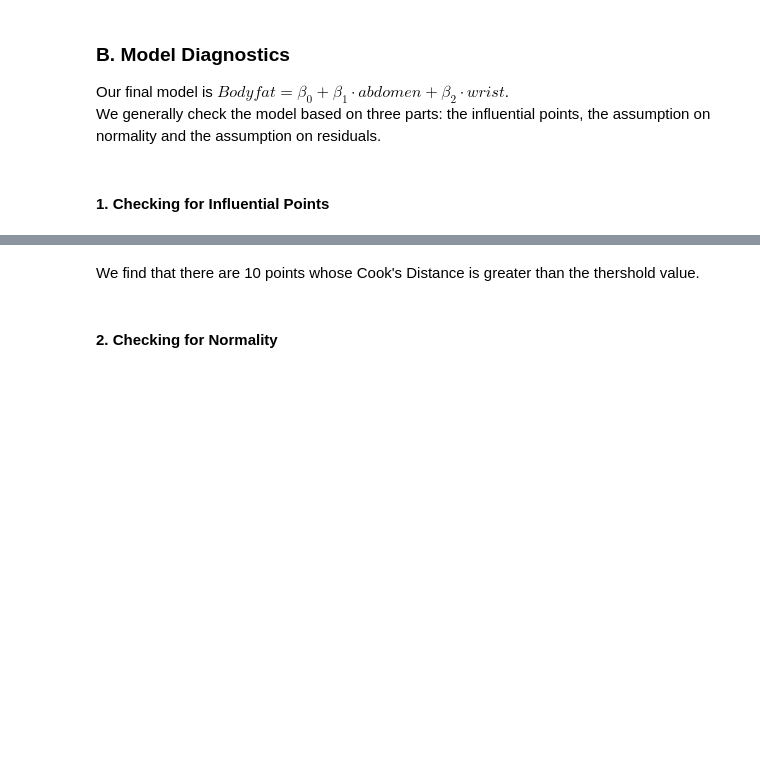
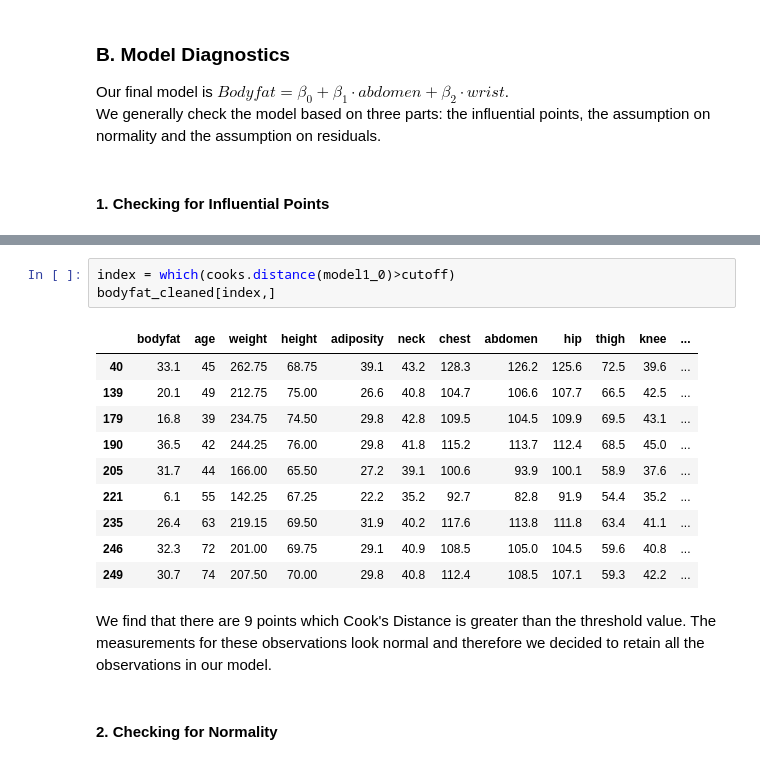
Before and after one commit to stat628M2G8T/bodyfat-measurement, a Jupyter notebook: Body Fat.ipynb, the cells around one changed output, grey strips where cells are left out. Cells and saved outputs as stored; diff of their text form; blank space fills up the shorter version.

```diff
--- a/Body Fat.ipynb
+++ b/Body Fat.ipynb
@@ -307,5 +329,19 @@ abline(cutoff,0,col = "red")
+# %%
+index = which(cooks.distance(model1_0)>cutoff)
+bodyfat_cleaned[index,]
+# %% [output]
+|  | bodyfat | age | weight | height | adiposity | neck | chest | abdomen | hip | thigh | knee | ... |
+| 40 | 33.1 | 45 | 262.75 | 68.75 | 39.1 | 43.2 | 128.3 | 126.2 | 125.6 | 72.5 | 39.6 | ... |
+| 139 | 20.1 | 49 | 212.75 | 75.00 | 26.6 | 40.8 | 104.7 | 106.6 | 107.7 | 66.5 | 42.5 | ... |
+| 179 | 16.8 | 39 | 234.75 | 74.50 | 29.8 | 42.8 | 109.5 | 104.5 | 109.9 | 69.5 | 43.1 | ... |
+| 190 | 36.5 | 42 | 244.25 | 76.00 | 29.8 | 41.8 | 115.2 | 113.7 | 112.4 | 68.5 | 45.0 | ... |
+| 205 | 31.7 | 44 | 166.00 | 65.50 | 27.2 | 39.1 | 100.6 | 93.9 | 100.1 | 58.9 | 37.6 | ... |
+| 221 | 6.1 | 55 | 142.25 | 67.25 | 22.2 | 35.2 | 92.7 | 82.8 | 91.9 | 54.4 | 35.2 | ... |
+| 235 | 26.4 | 63 | 219.15 | 69.50 | 31.9 | 40.2 | 117.6 | 113.8 | 111.8 | 63.4 | 41.1 | ... |
+| 246 | 32.3 | 72 | 201.00 | 69.75 | 29.1 | 40.9 | 108.5 | 105.0 | 104.5 | 59.6 | 40.8 | ... |
+| 249 | 30.7 | 74 | 207.50 | 70.00 | 29.8 | 40.8 | 112.4 | 108.5 | 107.1 | 59.3 | 42.2 | ... |
 # %% [markdown]
-We find that there are 10 points whose Cook's Distance is greater than the thershold value.
+We find that there are 9 points which Cook's Distance is greater than the threshold value. The measurements for these observations look normal and therefore we decided to retain all the observations in our model.
 # %% [markdown]
 #### 2. Checking for Normality
 # %%
```
Also changed, not shown: parts of 21 cells of this notebook.
